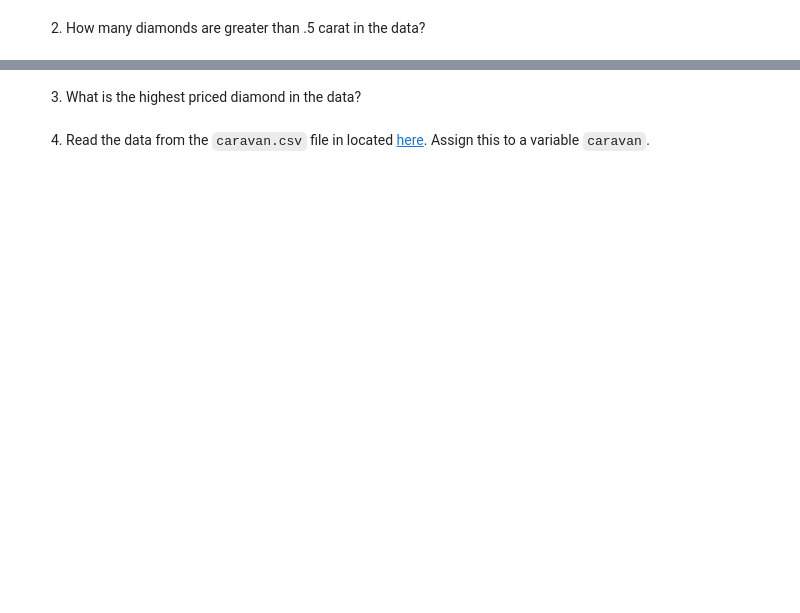
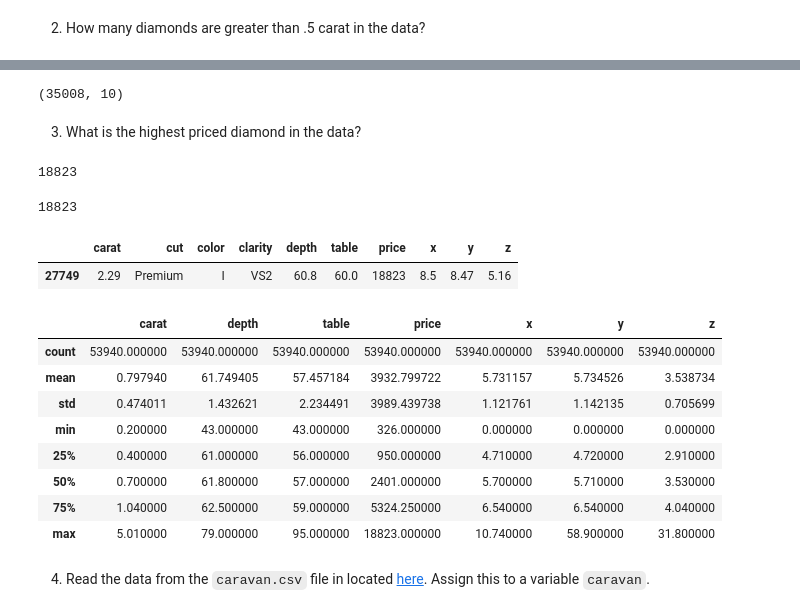
Before and after one commit to gilad247/NYU-Bootcamp, a Jupyter notebook: notebooks/module_1/class_6/pandas_II.ipynb, the cells around one changed output, grey strips where cells are left out. Cells and saved outputs as stored; diff of their text form; code cells hidden in the pictures; blank space fills up the shorter version.

```diff
--- a/notebooks/module_1/class_6/pandas_II.ipynb
+++ b/notebooks/module_1/class_6/pandas_II.ipynb
@@ -73,3 +178,7 @@ read in the Auto dataset below.
 #### Problems
 
 1. Read in the `diamonds.csv` file from the `data` folder, and create a DataFrame named `diamonds`.
+# %%
+diamonds_path = 'data/diamonds.csv'
+diamonds = pd.read_csv(diamonds_path)
+diamonds.head(1)
@@ -78,4 +194,33 @@ read in the Auto dataset below.
+# %%
+diamonds.loc[diamonds['carat'] > .5].shape
+# %% [output]
+(35008, 10)
 # %% [markdown]
 3. What is the highest priced diamond in the data?
+# %%
+diamonds.iloc[:, 6].max() #rows, column
+# %% [output]
+18823
+# %%
+max(diamonds['price'])
+# %% [output]
+18823
+# %%
+diamonds.sort_values('price', ascending = False).head(1)
+# %% [output]
+|  | carat | cut | color | clarity | depth | table | price | x | y | z |
+| 27749 | 2.29 | Premium | I | VS2 | 60.8 | 60.0 | 18823 | 8.5 | 8.47 | 5.16 |
+# %%
+diamonds.describe()
+# %% [output]
+|  | carat | depth | table | price | x | y | z |
+| count | 53940.000000 | 53940.000000 | 53940.000000 | 53940.000000 | 53940.000000 | 53940.000000 | 53940.000000 |
+| mean | 0.797940 | 61.749405 | 57.457184 | 3932.799722 | 5.731157 | 5.734526 | 3.538734 |
+| std | 0.474011 | 1.432621 | 2.234491 | 3989.439738 | 1.121761 | 1.142135 | 0.705699 |
+| min | 0.200000 | 43.000000 | 43.000000 | 326.000000 | 0.000000 | 0.000000 | 0.000000 |
+| 25% | 0.400000 | 61.000000 | 56.000000 | 950.000000 | 4.710000 | 4.720000 | 2.910000 |
+| 50% | 0.700000 | 61.800000 | 57.000000 | 2401.000000 | 5.700000 | 5.710000 | 3.530000 |
+| 75% | 1.040000 | 62.500000 | 59.000000 | 5324.250000 | 6.540000 | 6.540000 | 4.040000 |
+| max | 5.010000 | 79.000000 | 95.000000 | 18823.000000 | 10.740000 | 58.900000 | 31.800000 |
 # %% [markdown]
 4. Read the data from the `caravan.csv` file in located [here](https://github.com/dsnair/ISLR/blob/master/data/csv/Caravan.csv).  Assign this to a variable `caravan`.
```
Also changed, not shown: parts of 32 cells of this notebook, 15 other files.
